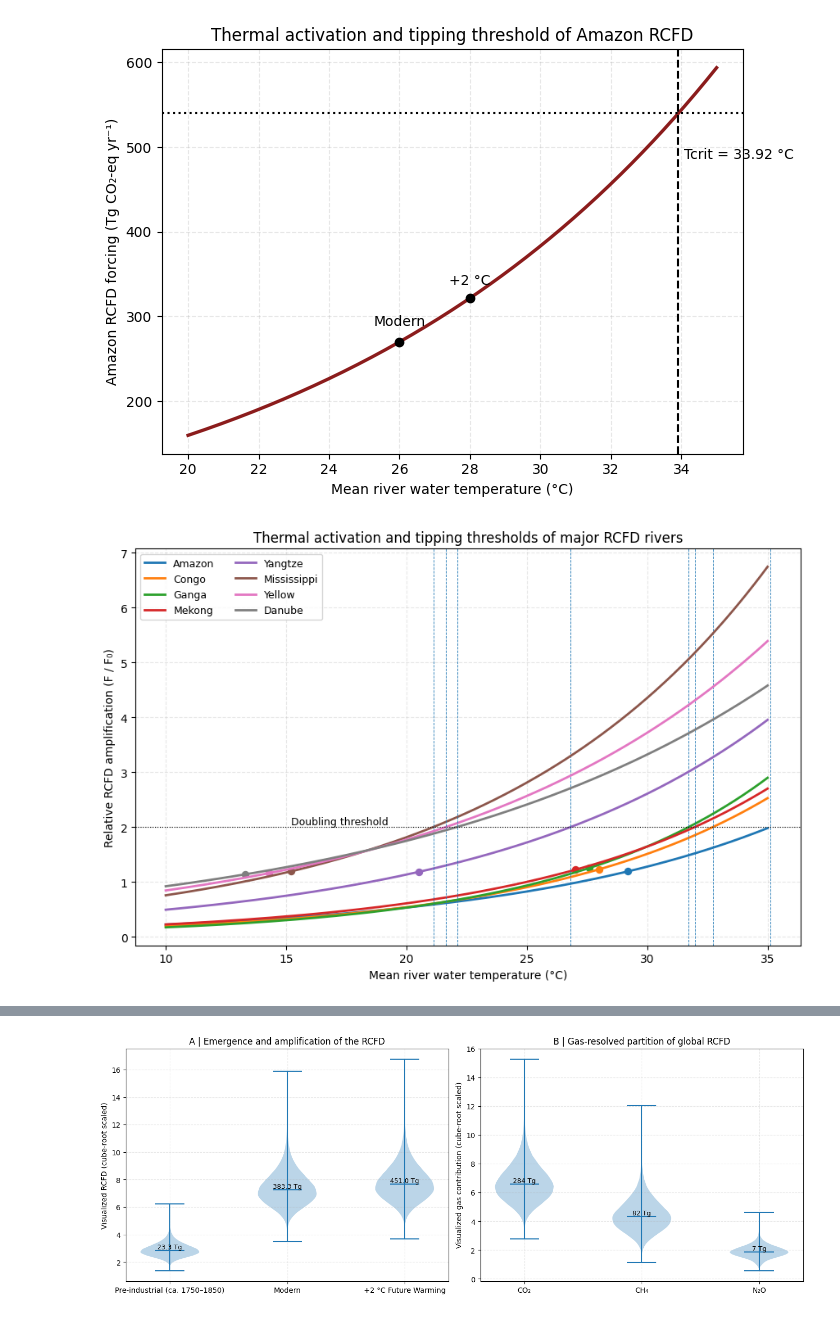
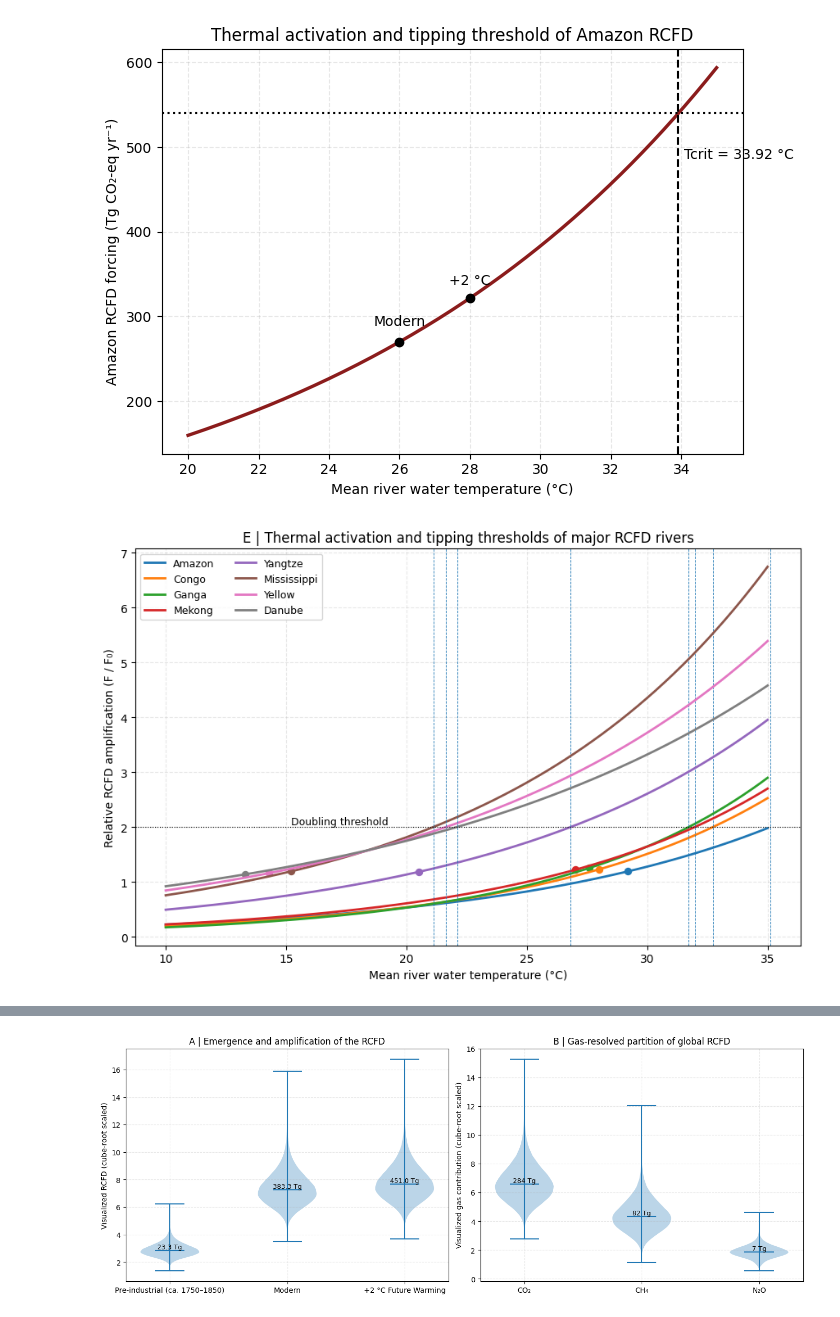
Before and after one commit to AbhigyanPandey08/Climate-Change-Greenhouse-Gas-Hypoxia-2026-Nature, a Jupyter notebook: Naturefiguresipynb.ipynb, the cells around one changed output, grey strips where cells are left out. Cells and saved outputs as stored; diff of their text form; code cells hidden in the pictures.

```diff
--- a/Naturefiguresipynb.ipynb
+++ b/Naturefiguresipynb.ipynb
@@ -626,32 +838,32 @@ plt.show()
 import numpy as np
 import matplotlib.pyplot as plt
 rivers = [
     ("Amazon",270,27.2,2.4),
     ("Congo",22.6,26,2.8),
     ("Ganga",6.96,25.6,3.1),
     ("Mekong",6.6,25,2.7),
     ("Yangtze",5.1,18.5,2.3),
     ("Mississippi",3.4,13.2,2.4),
     ("Yellow",1.8,12.3,2.1),
     ("Danube",0.49,11.3,1.9),
 ]
 T = np.linspace(10, 35, 400)
 plt.figure(figsize=(8.8,5.8))
 for name, F0, Tref, Q10 in rivers:
     F_rel = Q10 ** ((T - Tref) / 10)
     Tcrit = Tref + 10 * (np.log(2) / np.log(Q10))
     plt.plot(T, F_rel, lw=2, label=name)
     plt.scatter(Tref+2, Q10**(2/10), s=33)
     plt.axvline(Tcrit, linestyle="--", lw=0.6)
 plt.axhline(2, color="black", lw=0.8, linestyle=":")
 plt.text(15.2,2.05,"Doubling threshold",fontsize=9)
 plt.xlabel("Mean river water temperature (°C)")
 plt.ylabel("Relative RCFD amplification (F / F₀)")
-plt.title("Thermal activation and tipping thresholds of major RCFD rivers")
+plt.title("E | Thermal activation and tipping thresholds of major RCFD rivers")
 plt.legend(ncol=2, fontsize=9)
 plt.grid(alpha=0.3, linestyle="--")
 plt.tight_layout()
 plt.savefig("RCFD_MultiRiver_Tipping_Normalized_600dpi.png", dpi=600)
 plt.show()
 # %% [output]
-[figure, old version]
+[figure, new version]
```
Also changed, not shown: parts of 11 cells of this notebook.
